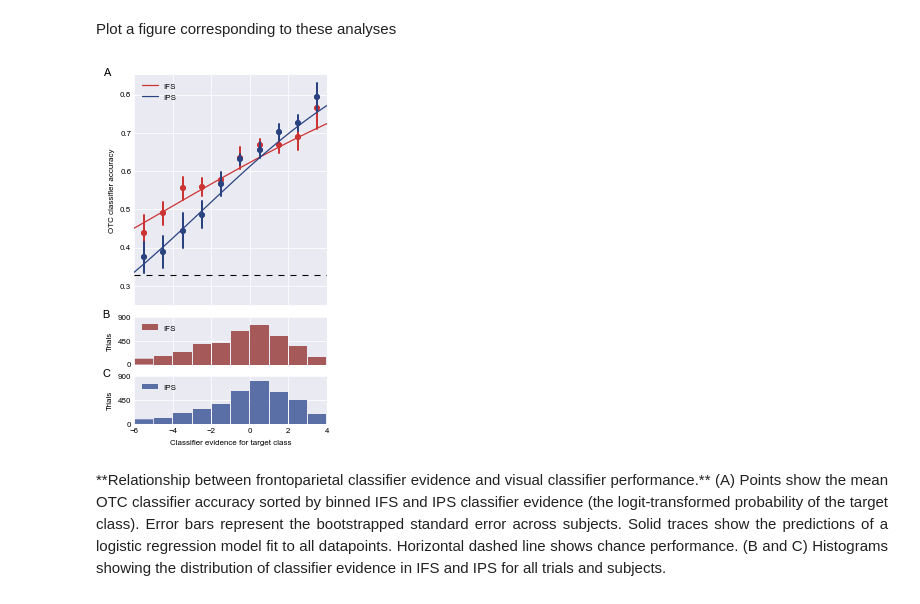
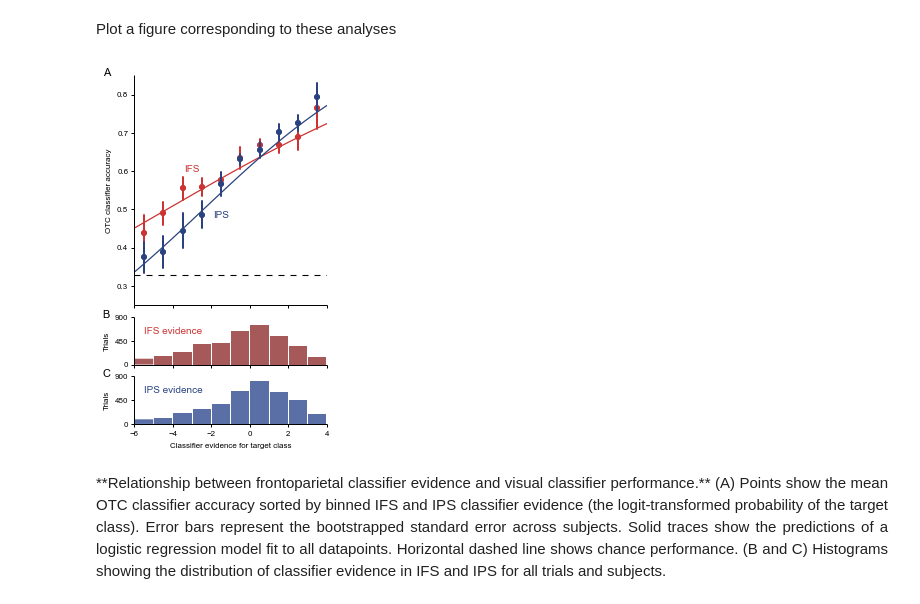
Before and after one commit to WagnerLabPapers/Waskom_JNeurosci_2014, a Jupyter notebook: Behavioral_and_Decoding_Analyses.ipynb, the cells around one changed output. Saved outputs shown, nothing was run; the diff lists cells and outputs as text; code cells hidden in the pictures.

```diff
--- a/Behavioral_and_Decoding_Analyses.ipynb
+++ b/Behavioral_and_Decoding_Analyses.ipynb
@@ -41,7 +42,8 @@ import moss
 Set up display options for figures and tables
 # %%
 %matplotlib inline
-sns.set(context="paper", font="Arial")
+sns.set(context="paper", style="ticks", font="Arial")
+mpl.rcParams.update({"xtick.major.width": 1, "ytick.major.width": 1})
 pd.set_option('display.precision', 3)
 # %% [markdown]
 Activate 3D plotting for matplotlib
@@ -781,7 +783,7 @@ def dksort_figure_2():
             if i:
                 ax.legend(loc="lower left")
 
-    f.subplots_adjust(wspace=.08, hspace=.08, left=.1, bottom=.12, top=.97, right=.97)
+    f.subplots_adjust(wspace=.08, hspace=.08, left=.1, bottom=.13, top=.97, right=.97)
 
     # Label the facets
     for ax, s in zip(f.axes, "ACEBDF"):
@@ -793,9 +795,5 @@ def dksort_figure_2():
     sns.despine()
     save_figure(f, "figure_2")
 
-sns.set(context="paper", style="nogrid")
-try:
-    dksort_figure_2()
-finally:
-    sns.set(context="paper", style="darkgrid")
+dksort_figure_2()
 # %% [output]
@@ -1612,36 +1614,42 @@ def dksort_figure_7():
         sns.tsplot(roi_pivot, time=bins, err_style="ci_bars", color=color, interpolate=False,
                    estimator=stats.nanmean, err_kws={"linewidth": 2}, markersize=6, ax=axr)
         axh = f.add_axes([.15, .23 - i * .15, .8, .12])
         bins = np.linspace(*xlim, num=xlim[1] - xlim[0] + 1)
         axh.hist(logit_df[roi], bins, rwidth=.95,
                  color=histcolor, linewidth=0, label=roi)
         axh.set_yticks(np.linspace(0, 900, 3))
         axh.set_ylabel("Trials")
         if i:
             axh.set_xlabel("Classifier evidence for target class")
         else:
             axh.set_xticklabels([])
-        axh.legend(loc="upper left")
+        #axh.legend(loc="upper left")
 
     # Set the regession axis properties
     axr.set_xlim(*xlim)
     axr.set_ylim(.25, .85)
     axr.set_xticklabels([])
     axr.axhline(.33, c="k", ls="--")
     axr.set_ylabel("OTC classifier accuracy")
-    axr.legend(loc="upper left")
+
+    # Label the traces and histograms
+    axr.text(-3, .6, "IFS", color=roi_colors["IFS"], ha="center")
+    axr.text(-1.5, .48, "IPS", color=roi_colors["IPS"], ha="center")
+    f.axes[1].text(-4, 600, "IFS evidence", color=roi_colors["IFS"], ha="center")
+    f.axes[2].text(-4, 600, "IPS evidence", color=roi_colors["IPS"], ha="center")
 
     # Label the panels
     textsize = 11
     f.text(.02, .96, "A", size=textsize)
     f.text(.02, .35, "B", size=textsize)
     f.text(.02, .20, "C", size=textsize)
 
+    sns.despine()
     save_figure(f, "figure_7")
 
 dksort_figure_7()
 # %% [output]
-[figure, old version]
+[figure, new version]
 # %% [markdown]
 <div style="width:585px;padding-left:120px" align="justify">
 **Relationship between frontoparietal classifier evidence and visual classifier performance.** (A) Points show the mean OTC classifier accuracy sorted by binned IFS and IPS classifier evidence (the logit-transformed probability of the target class). Error bars represent the bootstrapped standard error across subjects. Solid traces show the predictions of a logistic regression model fit to all datapoints. Horizontal dashed line shows chance performance. (B and C) Histograms showing the distribution of classifier evidence in IFS and IPS for all trials and subjects.
```
Also changed, not shown: parts of 15 cells of this notebook, 7 other files.
